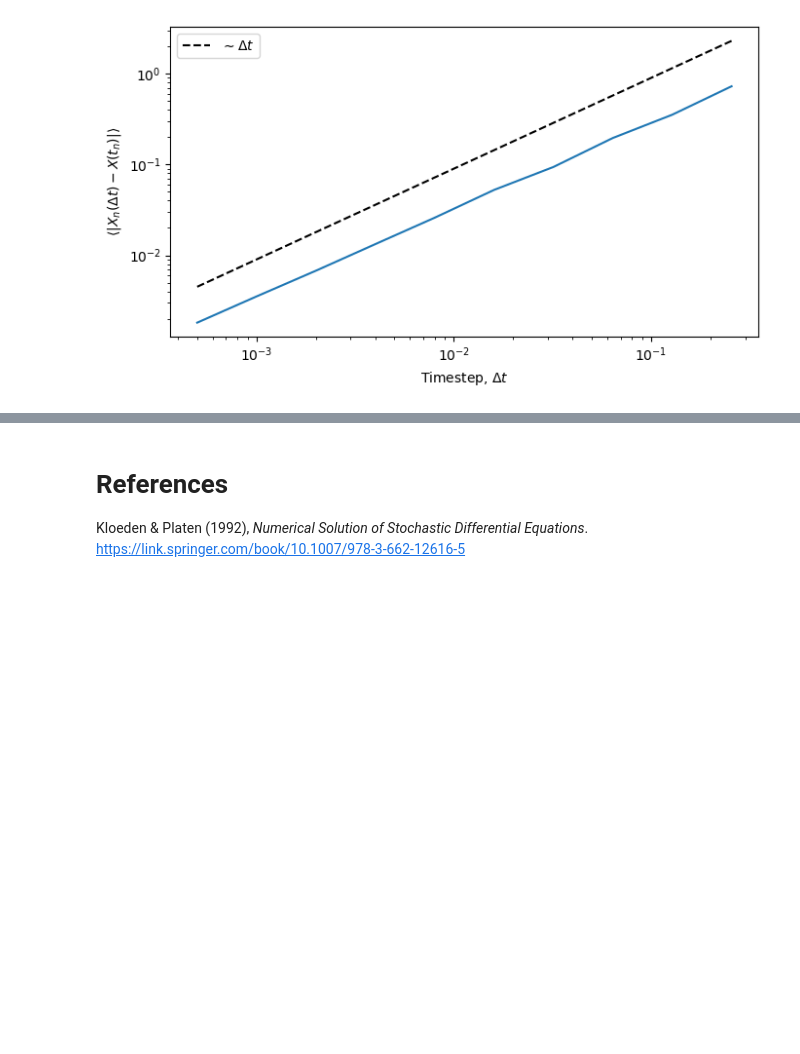
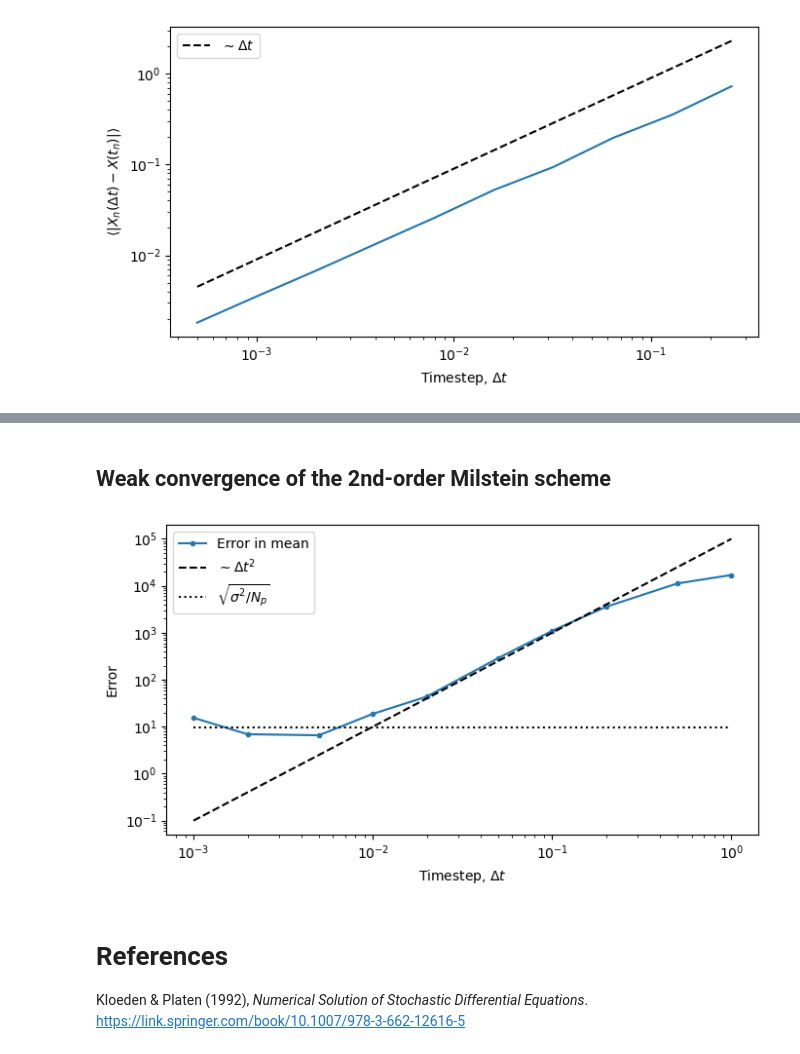
Before and after one commit to nordam/FY8503, a Jupyter notebook: notebooks/04 - Higher-order SDE methods.ipynb, the cells around one changed output, grey strips where cells are left out. Saved outputs shown, nothing was run; the diff lists cells and outputs as text; code cells hidden in the pictures; blank space fills up the shorter version.

```diff
--- a/notebooks/04 - Higher-order SDE methods.ipynb
+++ b/notebooks/04 - Higher-order SDE methods.ipynb
@@ -600,3 +730,58 @@ plt.tight_layout()
+# %% [markdown]
+## Weak convergence of the 2nd-order Milstein scheme
+# %%
+a_ = 2
+b_ = 0.07
+X0_ = 0.9
+
+# Implementing a and b as functions of X and t,
+# for consistency with the general solver
+def a(X, t):
+    return a_ * X
+
+def b(X, t):
+    return b_ * X
+
+# Several initial values leads to several solutions
+Np = 100000
+X0 = X0_ * np.ones(Np)
+# Integration time
+Tmax = 5
+# timestep
+
+# Solve for different timesteps, and calculate the mean and variance
+timesteps = np.array([0.001, 0.002, 0.005, 0.01, 0.02, 0.05, 0.1, 0.2, 0.5, 1])
+mean_list = np.zeros_like(timesteps)
+var_list  = np.zeros_like(timesteps)
+
+for i, dt in enumerate(timesteps):
+    # Using the version of the SDE solver that only returns endpoints,
+    # to be able to run with more particles without running into memory issues
+    X = solve_SDE(X0, Tmax, dt, a, b, milstein2)
+    mean_list[i] = np.mean(X[-1,:])
+    var_list[i] = np.var(X[-1,:])
+
+# Plot the difference between the observed and expected mean
+mean = X0_*np.exp(a_*Tmax)
+
+mean_error = np.abs(mean_list - mean)
+
+fig = plt.figure(figsize=(7,4))
+plt.plot(timesteps, mean_error, marker='.', label='Error in mean')
+
+# Plot trendline indicating order of convergence
+plt.plot(timesteps, 1e5*timesteps**2, '--', c='k', label=('$\sim \Delta t^2$'))
+# Plot "noise floor" (which is constant, independent of timestep)
+plt.plot(timesteps, np.sqrt(var_list[0]/Np)*np.ones_like(timesteps), ':', c='k', label=('$\sqrt{\sigma^2/N_p}$'))
+
+plt.xlabel('Timestep, $\Delta t$')
+plt.ylabel('Error')
+plt.legend()
+plt.xscale('log')
+plt.yscale('log')
+plt.tight_layout()
+# %% [output]
+[figure, added]
 # %% [markdown]
 # References
 
```
Also changed, not shown: parts of 10 cells of this notebook, 5 other files.
